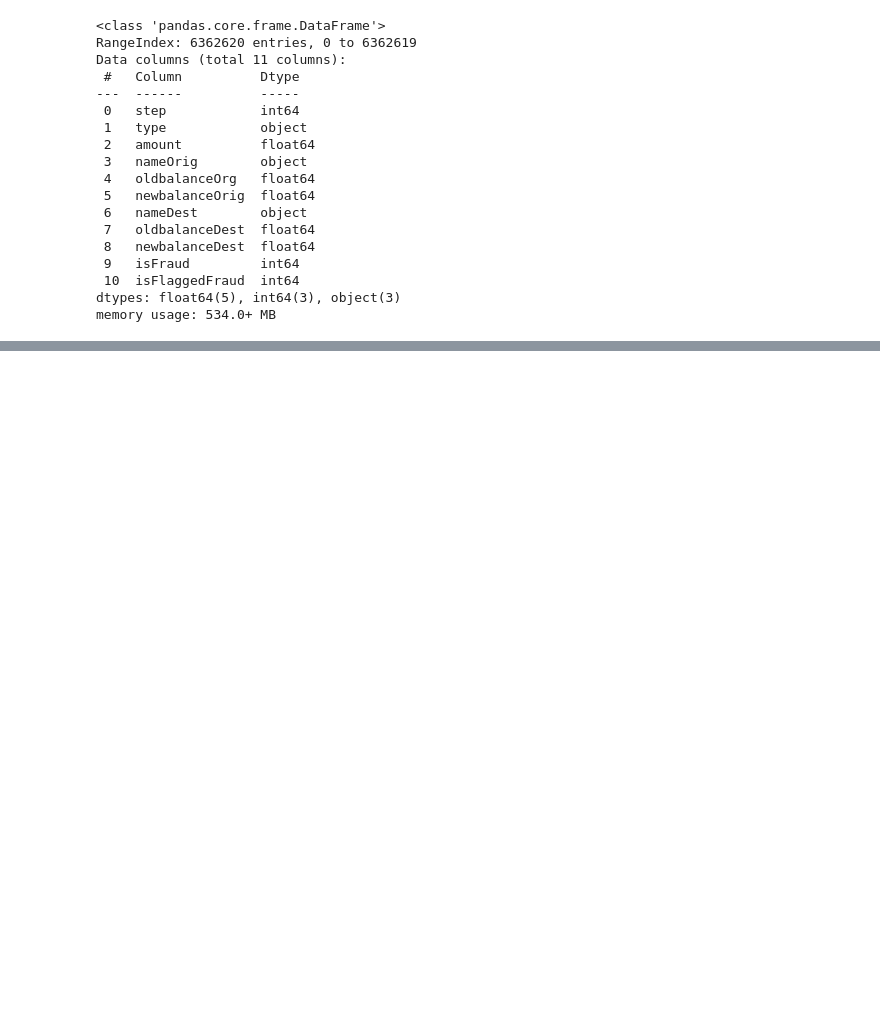
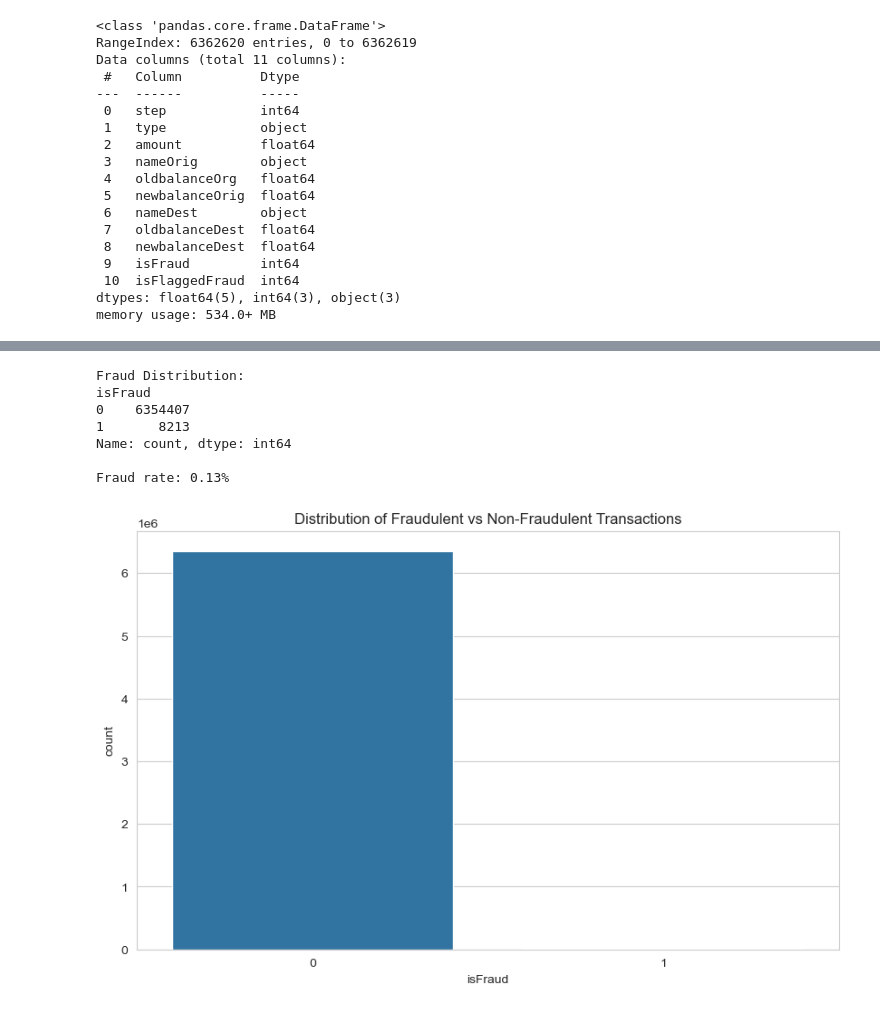
Before and after one commit to ethan27625/FinancialFraudDetection, a Jupyter notebook: EDA.ipynb, the cells around one changed output, grey strips where cells are left out. Cells and saved outputs as stored; diff of their text form; code cells hidden in the pictures; blank space fills up the shorter version.

```diff
--- a/EDA.ipynb
+++ b/EDA.ipynb
@@ -78,0 +149,17 @@ df.describe()
+# %%
+print('Fraud Distribution:')
+print(df['isFraud'].value_counts())
+print(f'\nFraud rate: {df["isFraud"].mean()*100:.2f}%')
+
+sns.countplot(x='isFraud', data=df)
+plt.title('Distribution of Fraudulent vs Non-Fraudulent Transactions')
+plt.show()
+# %% [output]
+Fraud Distribution:
+isFraud
+0    6354407
+1       8213
+Name: count, dtype: int64
+
+Fraud rate: 0.13%
+[figure, added]
```
Also changed, not shown: parts of 39 cells of this notebook, 2 other files.
